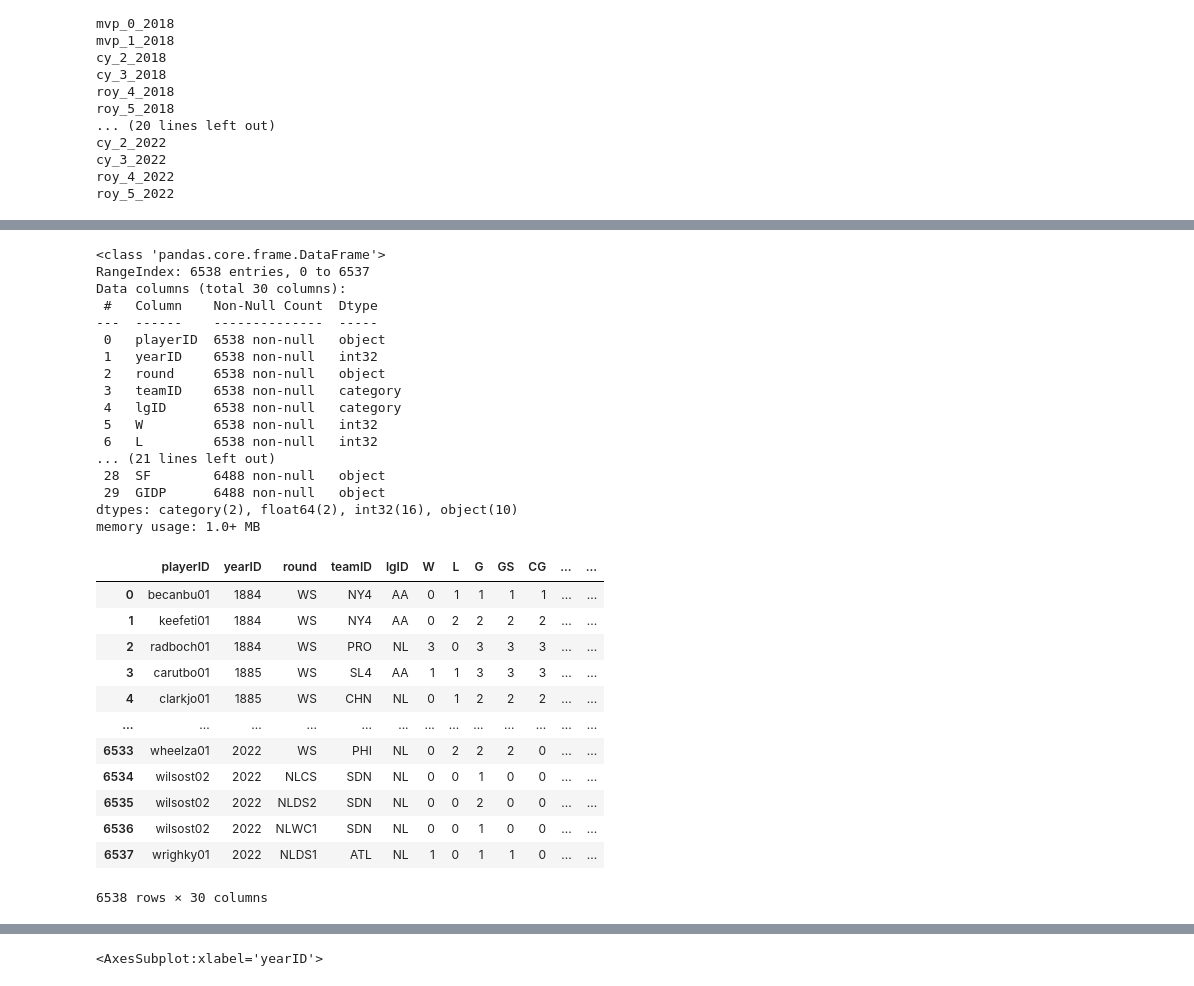
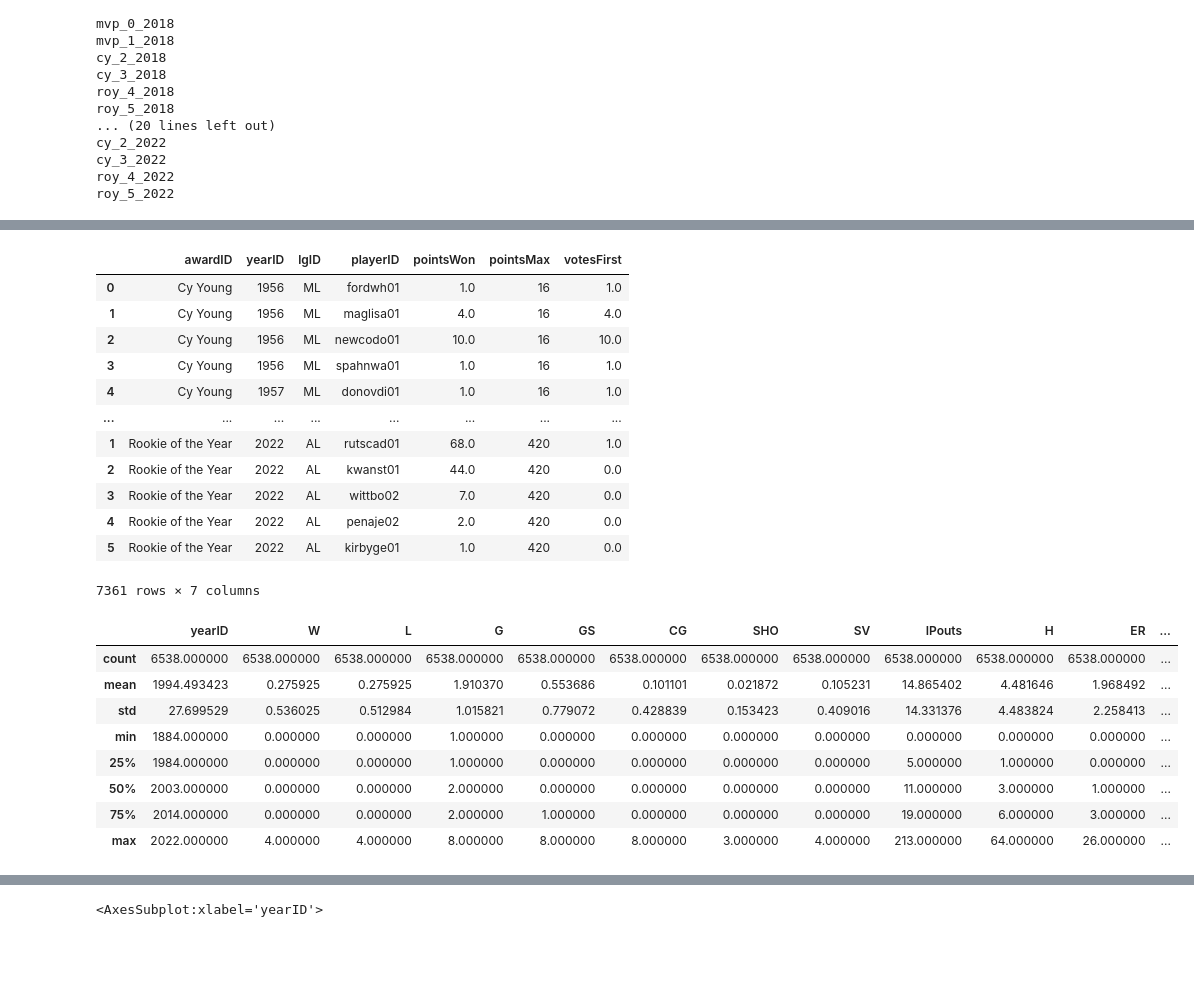
Before and after one commit to an-izq/Pitcher-HOF-Predictor, a Jupyter notebook: Pitcher-HOF-Predictor.ipynb, the cells around one changed output, grey strips where cells are left out. Saved outputs shown, nothing was run; the diff lists cells and outputs as text; code cells hidden in the pictures; blank space fills up the shorter version.

```diff
--- a/Pitcher-HOF-Predictor.ipynb
+++ b/Pitcher-HOF-Predictor.ipynb
@@ -555,37 +641,38 @@ AwardsSharePlayers_df
+# %%
+# Concating all tables
+combined_award_shares = pd.concat([mvp_award_shares,cy_award_shares,roy_award_shares])
+combined_award_shares
+
+# And finally Concating to main AwardsSharePlayers_df
+AwardsSharePlayers_df = pd.concat([AwardsSharePlayers_df, combined_award_shares])
+AwardsSharePlayers_df
+# %% [output]
+|  | awardID | yearID | lgID | playerID | pointsWon | pointsMax | votesFirst |
+| 0 | Cy Young | 1956 | ML | fordwh01 | 1.0 | 16 | 1.0 |
+| 1 | Cy Young | 1956 | ML | maglisa01 | 4.0 | 16 | 4.0 |
+| 2 | Cy Young | 1956 | ML | newcodo01 | 10.0 | 16 | 10.0 |
+| 3 | Cy Young | 1956 | ML | spahnwa01 | 1.0 | 16 | 1.0 |
+| 4 | Cy Young | 1957 | ML | donovdi01 | 1.0 | 16 | 1.0 |
+| ... | ... | ... | ... | ... | ... | ... | ... |
+| 1 | Rookie of the Year | 2022 | AL | rutscad01 | 68.0 | 420 | 1.0 |
+| 2 | Rookie of the Year | 2022 | AL | kwanst01 | 44.0 | 420 | 0.0 |
+| 3 | Rookie of the Year | 2022 | AL | wittbo02 | 7.0 | 420 | 0.0 |
+| 4 | Rookie of the Year | 2022 | AL | penaje02 | 2.0 | 420 | 0.0 |
+| 5 | Rookie of the Year | 2022 | AL | kirbyge01 | 1.0 | 420 | 0.0 |
+7361 rows × 7 columns
 # %%
 # PitchingPost_df Exploration
-PitchingPost_df.info()
+#PitchingPost_df.info()
 PitchingPost_df.describe()
-PitchingPost_df
+#PitchingPost_df
 # %% [output]
-<class 'pandas.core.frame.DataFrame'>
-RangeIndex: 6538 entries, 0 to 6537
-Data columns (total 30 columns):
- #   Column    Non-Null Count  Dtype
----  ------    --------------  -----
- 0   playerID  6538 non-null   object
- 1   yearID    6538 non-null   int32
- 2   round     6538 non-null   object
- 3   teamID    6538 non-null   category
- 4   lgID      6538 non-null   category
- 5   W         6538 non-null   int32
- 6   L         6538 non-null   int32
-... (21 lines left out)
- 28  SF        6488 non-null   object
- 29  GIDP      6488 non-null   object
-dtypes: category(2), float64(2), int32(16), object(10)
-memory usage: 1.0+ MB
-|  | playerID | yearID | round | teamID | lgID | W | L | G | GS | CG | ... | ... |
-| 0 | becanbu01 | 1884 | WS | NY4 | AA | 0 | 1 | 1 | 1 | 1 | ... | ... |
-| 1 | keefeti01 | 1884 | WS | NY4 | AA | 0 | 2 | 2 | 2 | 2 | ... | ... |
-| 2 | radboch01 | 1884 | WS | PRO | NL | 3 | 0 | 3 | 3 | 3 | ... | ... |
-| 3 | carutbo01 | 1885 | WS | SL4 | AA | 1 | 1 | 3 | 3 | 3 | ... | ... |
-| 4 | clarkjo01 | 1885 | WS | CHN | NL | 0 | 1 | 2 | 2 | 2 | ... | ... |
-| ... | ... | ... | ... | ... | ... | ... | ... | ... | ... | ... | ... | ... |
-| 6533 | wheelza01 | 2022 | WS | PHI | NL | 0 | 2 | 2 | 2 | 0 | ... | ... |
-| 6534 | wilsost02 | 2022 | NLCS | SDN | NL | 0 | 0 | 1 | 0 | 0 | ... | ... |
-| 6535 | wilsost02 | 2022 | NLDS2 | SDN | NL | 0 | 0 | 2 | 0 | 0 | ... | ... |
-| 6536 | wilsost02 | 2022 | NLWC1 | SDN | NL | 0 | 0 | 1 | 0 | 0 | ... | ... |
-| 6537 | wrighky01 | 2022 | NLDS1 | ATL | NL | 1 | 0 | 1 | 1 | 0 | ... | ... |
+|  | yearID | W | L | G | GS | CG | SHO | SV | IPouts | H | ER | ... |
+| count | 6538.000000 | 6538.000000 | 6538.000000 | 6538.000000 | 6538.000000 | 6538.000000 | 6538.000000 | 6538.000000 | 6538.000000 | 6538.000000 | 6538.000000 | ... |
+| mean | 1994.493423 | 0.275925 | 0.275925 | 1.910370 | 0.553686 | 0.101101 | 0.021872 | 0.105231 | 14.865402 | 4.481646 | 1.968492 | ... |
+| std | 27.699529 | 0.536025 | 0.512984 | 1.015821 | 0.779072 | 0.428839 | 0.153423 | 0.409016 | 14.331376 | 4.483824 | 2.258413 | ... |
+| min | 1884.000000 | 0.000000 | 0.000000 | 1.000000 | 0.000000 | 0.000000 | 0.000000 | 0.000000 | 0.000000 | 0.000000 | 0.000000 | ... |
+| 25% | 1984.000000 | 0.000000 | 0.000000 | 1.000000 | 0.000000 | 0.000000 | 0.000000 | 0.000000 | 5.000000 | 1.000000 | 0.000000 | ... |
+| 50% | 2003.000000 | 0.000000 | 0.000000 | 2.000000 | 0.000000 | 0.000000 | 0.000000 | 0.000000 | 11.000000 | 3.000000 | 1.000000 | ... |
+| 75% | 2014.000000 | 0.000000 | 0.000000 | 2.000000 | 1.000000 | 0.000000 | 0.000000 | 0.000000 | 19.000000 | 6.000000 | 3.000000 | ... |
+| max | 2022.000000 | 4.000000 | 4.000000 | 8.000000 | 8.000000 | 8.000000 | 3.000000 | 4.000000 | 213.000000 | 64.000000 | 26.000000 | ... |
-6538 rows × 30 columns
 # %%
```
Also changed, not shown: parts of 26 cells of this notebook.
